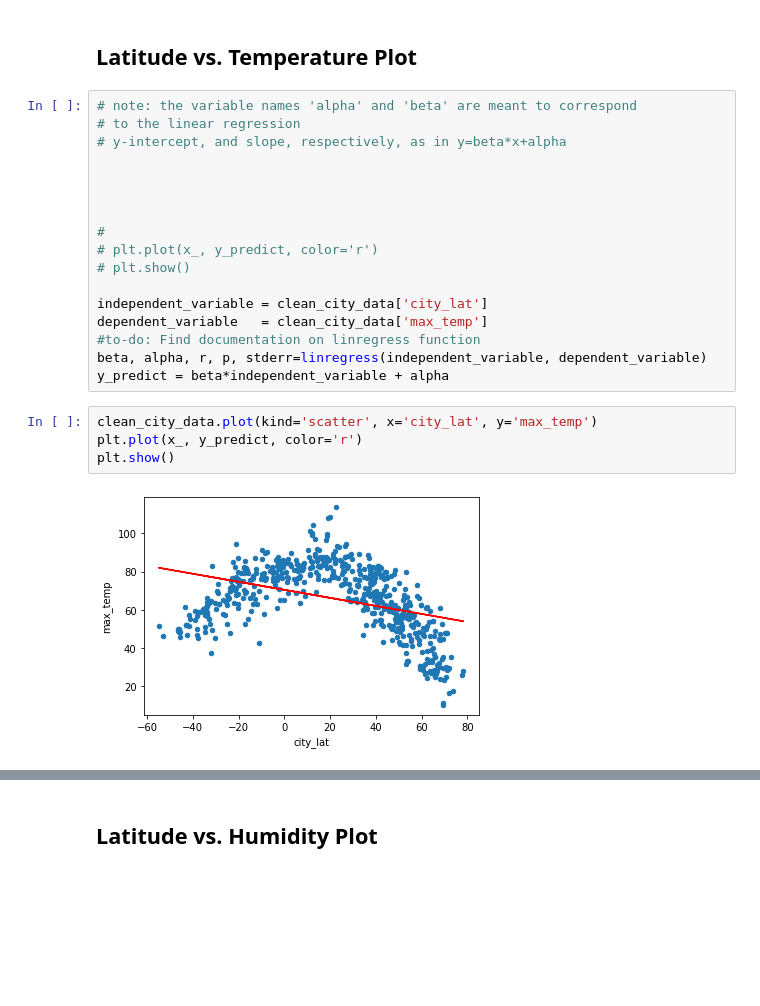
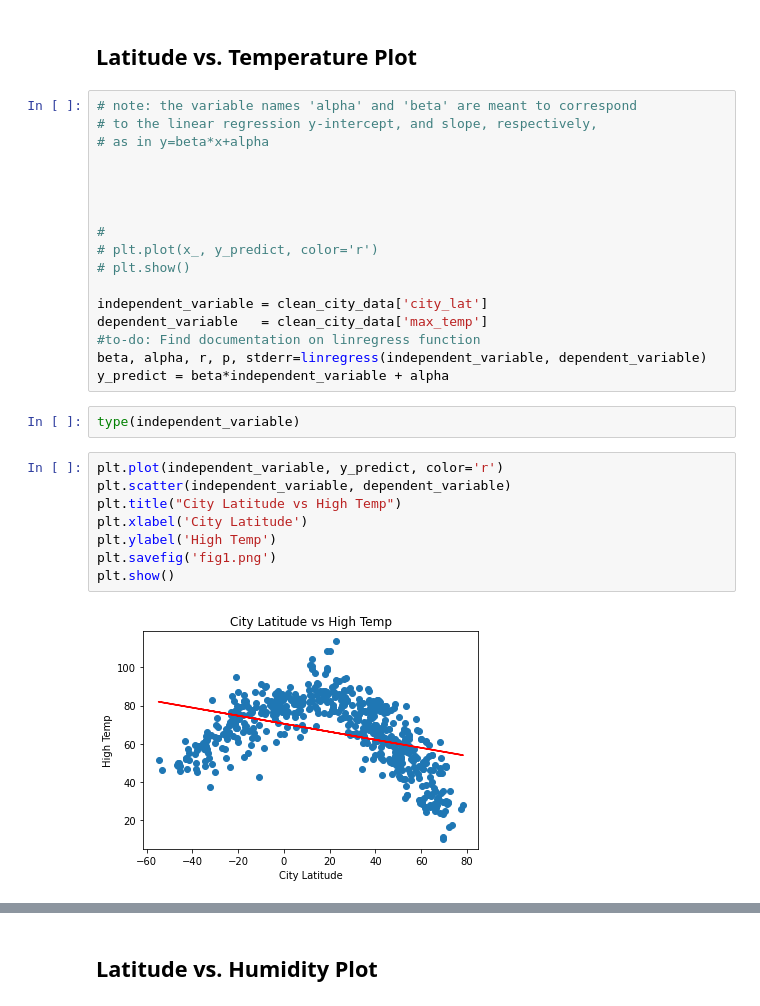
Before and after one commit to d4t4Guy/API-practice, a Jupyter notebook: WeatherPy/WeatherPy.ipynb, the cells around one changed output, grey strips where cells are left out. Cells and saved outputs as stored; diff of their text form; blank space fills up the shorter version.

```diff
--- a/WeatherPy/WeatherPy.ipynb
+++ b/WeatherPy/WeatherPy.ipynb
@@ -206,8 +174,8 @@ No cities show greater than 100% humidity
 ## Latitude vs. Temperature Plot
 # %%
 # note: the variable names 'alpha' and 'beta' are meant to correspond
-# to the linear regression
-# y-intercept, and slope, respectively, as in y=beta*x+alpha
+# to the linear regression y-intercept, and slope, respectively,
+# as in y=beta*x+alpha
 
 
 
@@ -221,9 +189,15 @@ dependent_variable   = clean_city_data['max_temp']
 #to-do: Find documentation on linregress function
 beta, alpha, r, p, stderr=linregress(independent_variable, dependent_variable)
 y_predict = beta*independent_variable + alpha
-# %%
-clean_city_data.plot(kind='scatter', x='city_lat', y='max_temp')
-plt.plot(x_, y_predict, color='r')
-plt.show()
-# %% [output]
-[figure, removed]
+# %%
+type(independent_variable)
+# %%
+plt.plot(independent_variable, y_predict, color='r')
+plt.scatter(independent_variable, dependent_variable)
+plt.title("City Latitude vs High Temp")
+plt.xlabel('City Latitude')
+plt.ylabel('High Temp')
+plt.savefig('fig1.png')
+plt.show()
+# %% [output]
+[figure, added]
```
Also changed, not shown: parts of 26 cells of this notebook, 1 other file.
